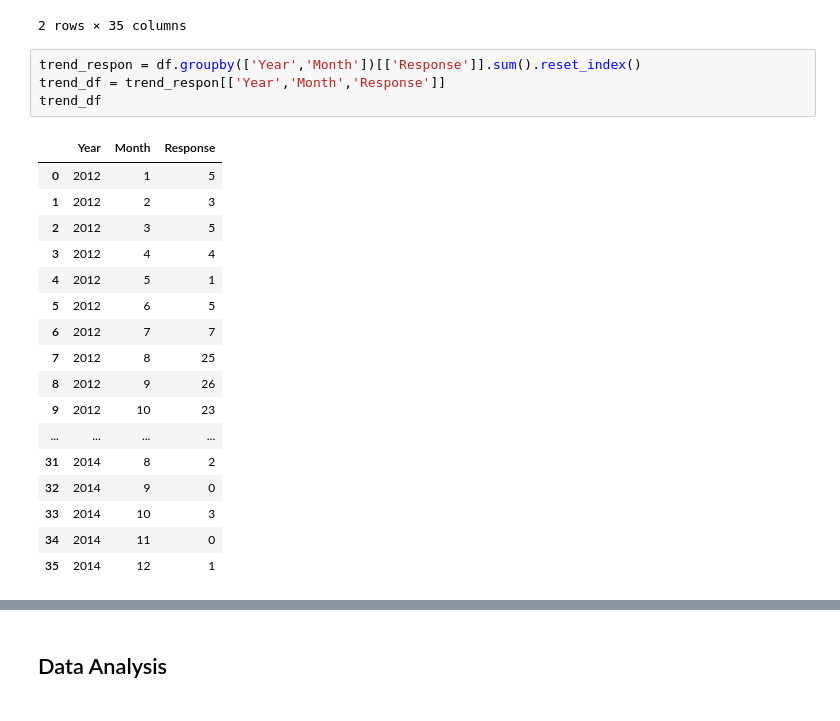
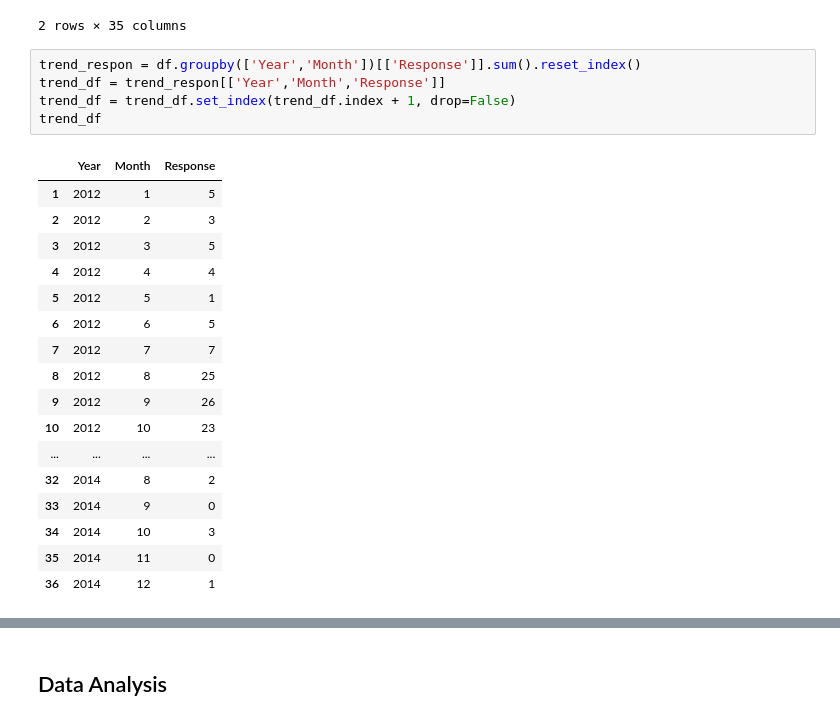
Before and after one commit to hrydwntr/supermarket_customer_analysis, a Jupyter notebook: visualisasi.ipynb, the cells around one changed output, grey strips where cells are left out. Cells and saved outputs as stored; diff of their text form.

```diff
--- a/visualisasi.ipynb
+++ b/visualisasi.ipynb
@@ -268,22 +268,23 @@ df.head(2)
 # %%
 trend_respon = df.groupby(['Year','Month'])[['Response']].sum().reset_index()
 trend_df = trend_respon[['Year','Month','Response']]
+trend_df = trend_df.set_index(trend_df.index + 1, drop=False)
 trend_df
 # %% [output]
 |  | Year | Month | Response |
-| 0 | 2012 | 1 | 5 |
-| 1 | 2012 | 2 | 3 |
-| 2 | 2012 | 3 | 5 |
-| 3 | 2012 | 4 | 4 |
-| 4 | 2012 | 5 | 1 |
-| 5 | 2012 | 6 | 5 |
-| 6 | 2012 | 7 | 7 |
-| 7 | 2012 | 8 | 25 |
-| 8 | 2012 | 9 | 26 |
-| 9 | 2012 | 10 | 23 |
+| 1 | 2012 | 1 | 5 |
+| 2 | 2012 | 2 | 3 |
+| 3 | 2012 | 3 | 5 |
+| 4 | 2012 | 4 | 4 |
+| 5 | 2012 | 5 | 1 |
+| 6 | 2012 | 6 | 5 |
+| 7 | 2012 | 7 | 7 |
+| 8 | 2012 | 8 | 25 |
+| 9 | 2012 | 9 | 26 |
+| 10 | 2012 | 10 | 23 |
 | ... | ... | ... | ... |
-| 31 | 2014 | 8 | 2 |
-| 32 | 2014 | 9 | 0 |
-| 33 | 2014 | 10 | 3 |
-| 34 | 2014 | 11 | 0 |
-| 35 | 2014 | 12 | 1 |
+| 32 | 2014 | 8 | 2 |
+| 33 | 2014 | 9 | 0 |
+| 34 | 2014 | 10 | 3 |
+| 35 | 2014 | 11 | 0 |
+| 36 | 2014 | 12 | 1 |
```
Also changed, not shown: parts of 17 cells of this notebook, 1 other file.
